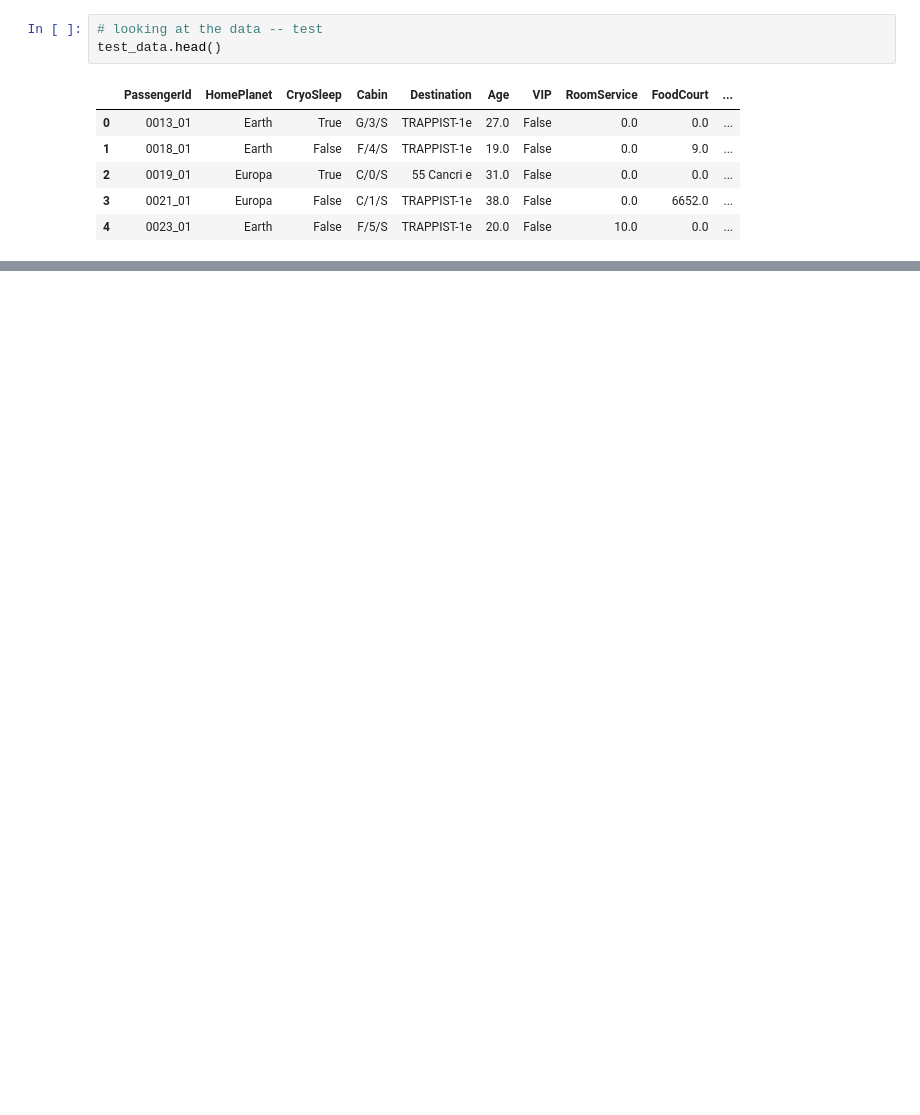
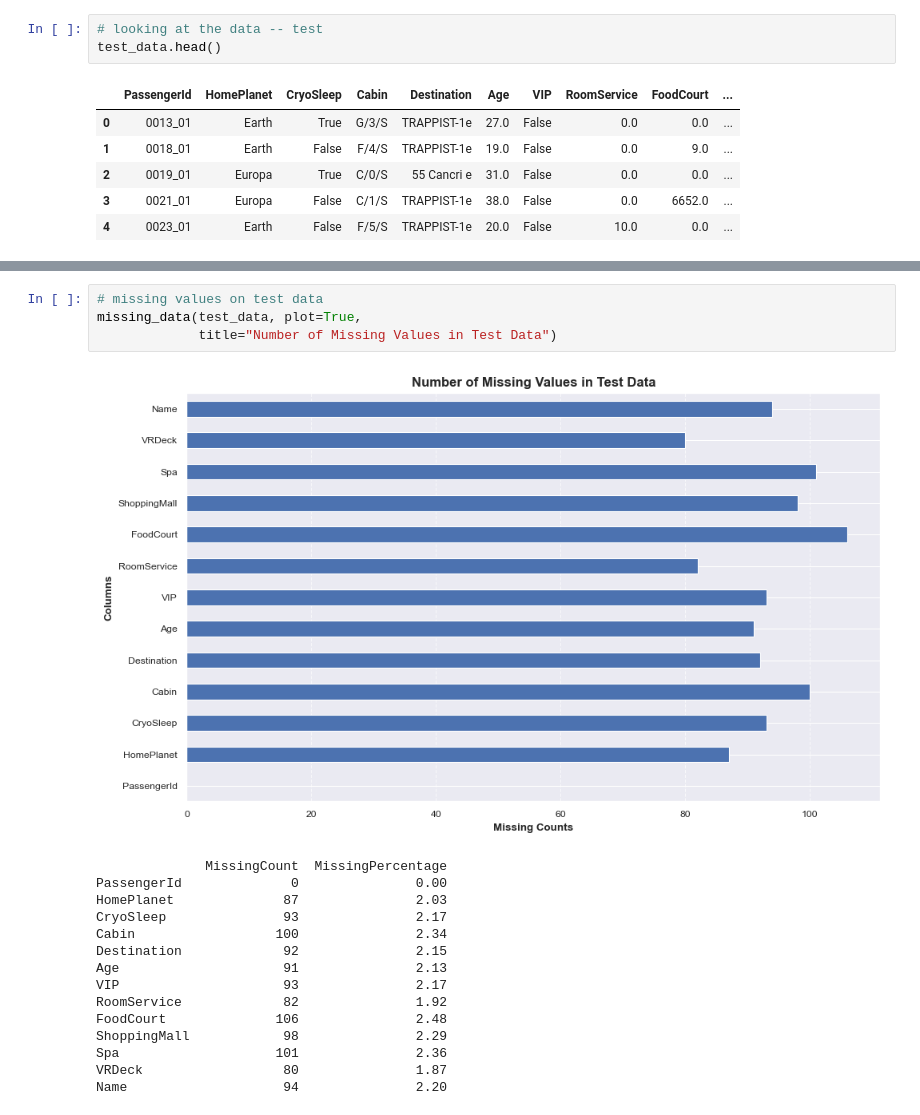
Before and after one commit to RMDS-GroupProject/spaceship_titanic, a Jupyter notebook: impute_missing_values.ipynb, the cells around one changed output, grey strips where cells are left out. Saved outputs shown, nothing was run; the diff lists cells and outputs as text; blank space fills up the shorter version.

```diff
--- a/impute_missing_values.ipynb
+++ b/impute_missing_values.ipynb
@@ -286,0 +294,20 @@ dtype: float64
+# %%
+# missing values on test data
+missing_data(test_data, plot=True,
+             title="Number of Missing Values in Test Data")
+# %% [output]
+[figure, added]
+              MissingCount  MissingPercentage
+PassengerId              0               0.00
+HomePlanet              87               2.03
+CryoSleep               93               2.17
+Cabin                  100               2.34
+Destination             92               2.15
+Age                     91               2.13
+VIP                     93               2.17
+RoomService             82               1.92
+FoodCourt              106               2.48
+ShoppingMall            98               2.29
+Spa                    101               2.36
+VRDeck                  80               1.87
+Name                    94               2.20
```
Also changed, not shown: parts of 23 cells of this notebook, 1 other file.
